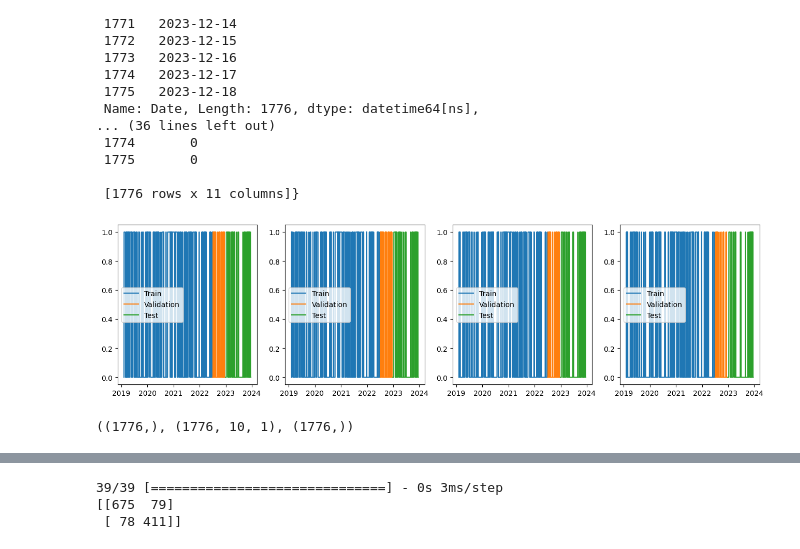
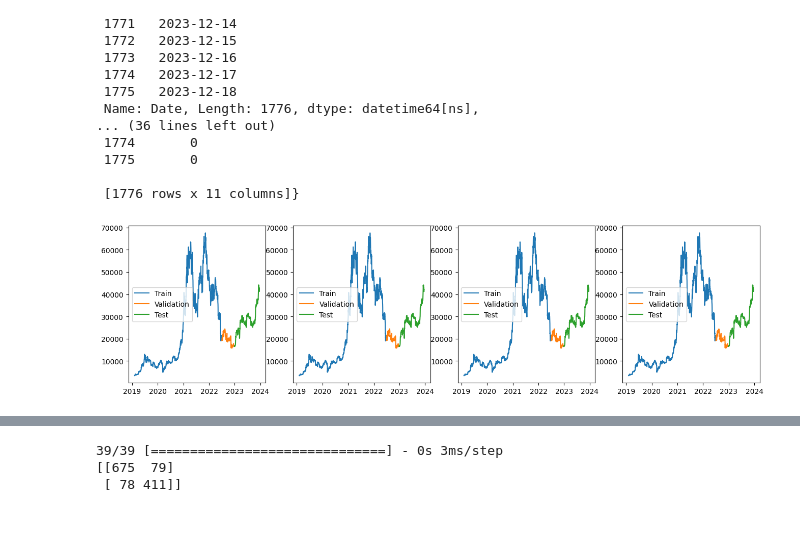
Before and after one commit to Lucas-CE/Bitcoin-forecast, a Jupyter notebook: Problem-2/percentage_win_classfication_improving.ipynb, the cells around one changed output, grey strips where cells are left out. Cells and saved outputs as stored; diff of their text form; code cells hidden in the pictures; blank space fills up the shorter version.

```diff
--- a/Problem-2/percentage_win_classfication_improving.ipynb
+++ b/Problem-2/percentage_win_classfication_improving.ipynb
@@ -220,34 +220,34 @@ df_split_set = {}
 fig, axes = plt.subplots(1, len(change_percentages), figsize=(16, 4))
 i = 0
 
 for key in df_set.keys():
   dates_df = df_set[key]['dates']
   prices_df = df_set[key]['prices']
 
   # divide into train, validation and test
   dates_train_val, dates_test = train_test_split(dates_df, test_size=test_percentage, shuffle=False)
   dates_train, dates_val = train_test_split(dates_train_val, test_size=val_percentage/(train_percentage+val_percentage), shuffle=False)
 
   prices_train_val, prices_test = train_test_split(prices_df, test_size=test_percentage, shuffle=False)
   prices_train, prices_val = train_test_split(prices_train_val, test_size=val_percentage/(train_percentage+val_percentage), shuffle=False)
 
   df_split_set[key] = {}
   df_split_set[key]['dates'] = {
       'train': dates_train,
       'val': dates_val,
       'test': dates_test
   }
   df_split_set[key]['prices'] = {
       'train': prices_train,
       'val': prices_val,
       'test': prices_test
   }
   ax = axes[i]
-  ax.plot(dates_train, prices_train['Target'])
-  ax.plot(dates_val, prices_val['Target'])
-  ax.plot(dates_test, prices_test['Target'])
+  ax.plot(dates_train, prices_train.iloc[:, -2])
+  ax.plot(dates_val, prices_val.iloc[:, -2])
+  ax.plot(dates_test, prices_test.iloc[:, -2])
 
   ax.legend(['Train', 'Validation', 'Test'])
   i += 1
 # %% [output]
-[figure, old version]
+[figure, new version]
@@ -260,12 +253,0 @@ df_close_scaled.head()
-# %%
-dates_list, X_list, y_list = [], [], []
-
-for df in windowed_close_dfs:
-  dates, X, y = windowed_df_to_date_X_y(windowed_close_dfs[0])
-  dates_list.append(dates)
-  X_list.append(X)
-  y_list.append(y)
-
-dates_list[0].shape, X_list[0].shape, y_list[0].shape
-# %% [output]
-((1776,), (1776, 10, 1), (1776,))
```
Also changed, not shown: parts of 7 cells of this notebook.
